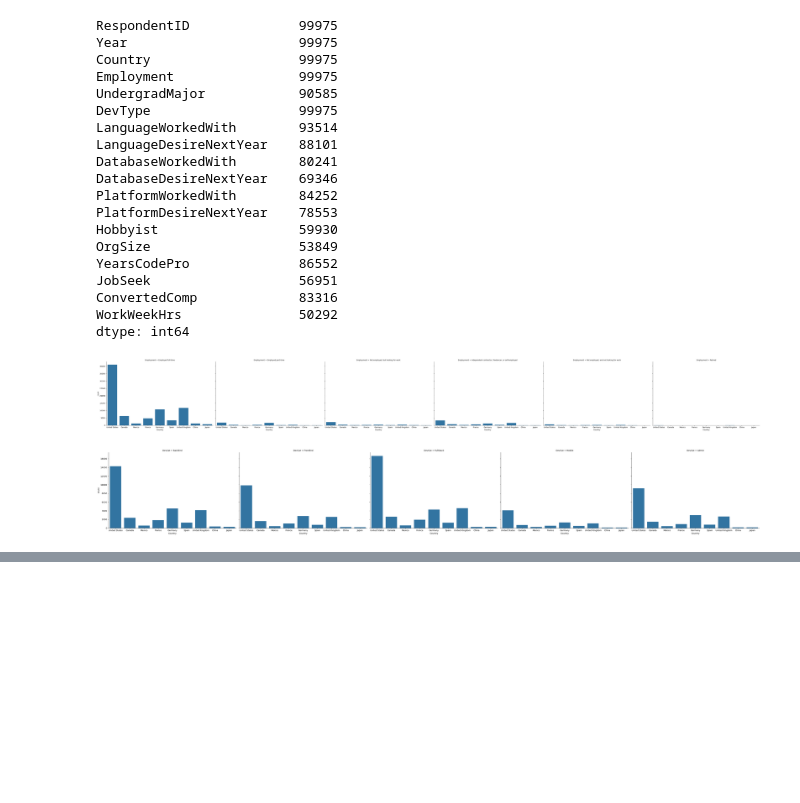
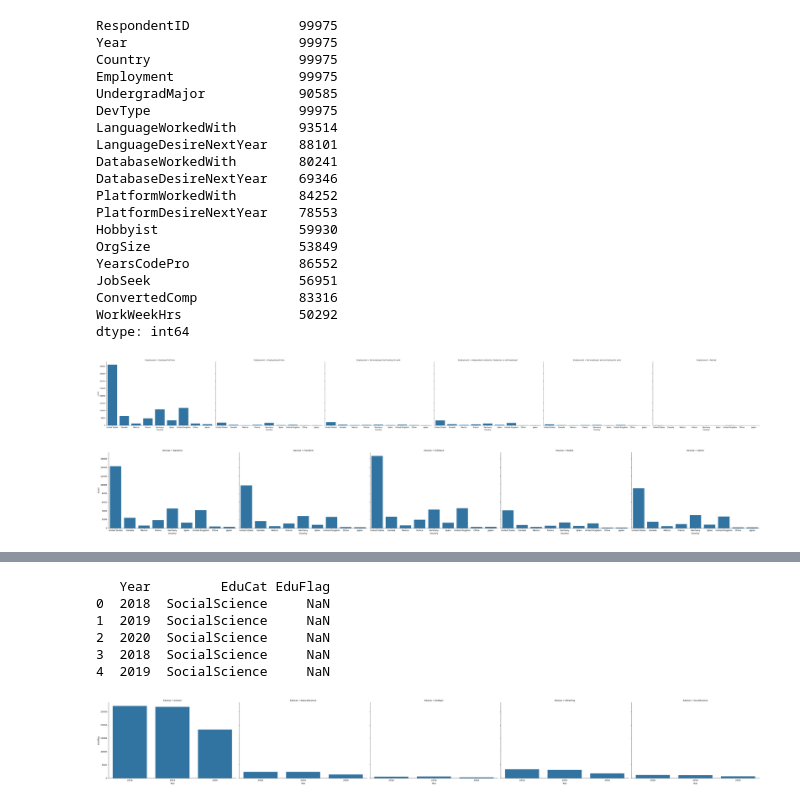
Before and after one commit to pedrodinism/StackOverflow, a Jupyter notebook: StackOverflow.ipynb, the cells around one changed output, grey strips where cells are left out. Saved outputs shown, nothing was run; the diff lists cells and outputs as text; code cells hidden in the pictures; blank space fills up the shorter version.

```diff
--- a/StackOverflow.ipynb
+++ b/StackOverflow.ipynb
@@ -193,0 +203,32 @@ df['UndergradMajor'].bfill(axis=0, inplace=True)
+# %%
+# Key major groups outlined in the Stack Overflow survey
+majors = ['social science','natural science','computer science','development','another engineering','never declared']
+
+edudf = df[['Year','UndergradMajor']]
+edudf.dropna(how='any', inplace=True)
+edudf.loc[edudf['UndergradMajor'].str.contains('(?i)social science'), 'SocialScience'] = True
+edudf.loc[edudf['UndergradMajor'].str.contains('(?i)natural science'), 'NaturalScience'] = True
+edudf.loc[edudf['UndergradMajor'].str.contains('(?i)computer science'), 'ComSci'] = True
+edudf.loc[edudf['UndergradMajor'].str.contains('(?i)development'), 'ComSci'] = True
+edudf.loc[edudf['UndergradMajor'].str.contains('(?i)another engineering'), 'OtherEng'] = True
+edudf.loc[edudf['UndergradMajor'].str.contains('(?i)never declared'), 'NoMajor'] = True
+
+edudf = edudf.melt(id_vars=['Year'],
+    value_vars=['SocialScience','NaturalScience','ComSci','OtherEng','NoMajor'],
+    var_name='EduCat',
+    value_name='EduFlag')
+
+edudf.dropna(how='any', inplace=True)
+edudf = edudf.groupby(['Year','EduCat']).count().reset_index()
+
+eduFig = sns.catplot(x="Year", y='EduFlag', col="EduCat",
+                data=edudf, kind="bar",
+                height=6, aspect=1.5);
+# %% [output]
+   Year         EduCat EduFlag
+0  2018  SocialScience     NaN
+1  2019  SocialScience     NaN
+2  2020  SocialScience     NaN
+3  2018  SocialScience     NaN
+4  2019  SocialScience     NaN
+[figure, added]
```
Also changed, not shown: parts of 3 cells of this notebook.
